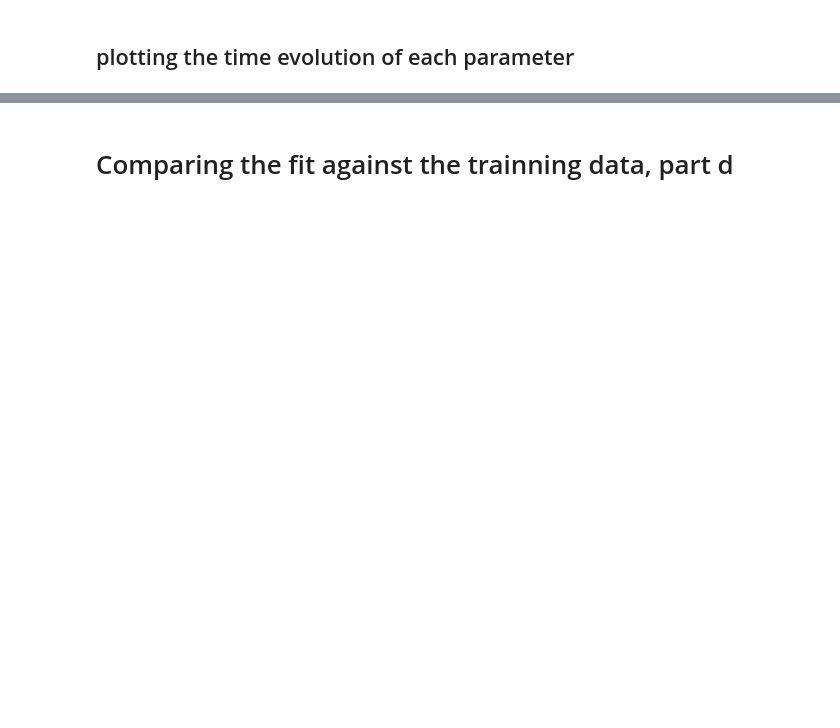
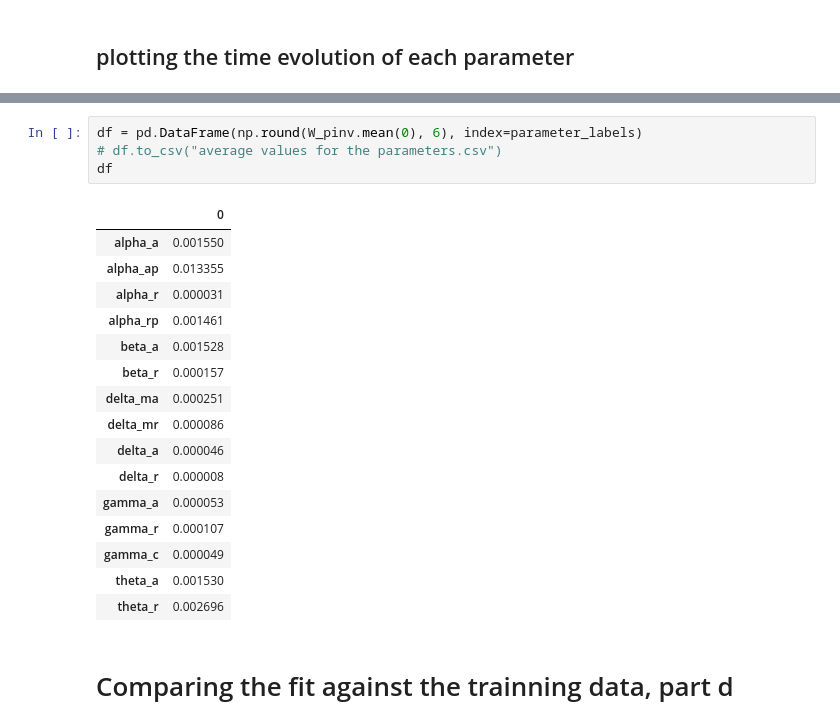
Before and after one commit to SunAndClouds/BlackyCat, a Jupyter notebook: Project BC.ipynb, the cells around one changed output, grey strips where cells are left out. Drawn from its saved outputs; the diff is of its cells as text; blank space fills up the shorter version.

```diff
--- a/Project BC.ipynb
+++ b/Project BC.ipynb
@@ -136,3 +125,24 @@ for i in range(1, 200, 10):
+# %%
+df = pd.DataFrame(np.round(W_pinv.mean(0), 6), index=parameter_labels)
+# df.to_csv("average values for the parameters.csv")
+df
+# %% [output]
+|  | 0 |
+| alpha_a | 0.001550 |
+| alpha_ap | 0.013355 |
+| alpha_r | 0.000031 |
+| alpha_rp | 0.001461 |
+| beta_a | 0.001528 |
+| beta_r | 0.000157 |
+| delta_ma | 0.000251 |
+| delta_mr | 0.000086 |
+| delta_a | 0.000046 |
+| delta_r | 0.000008 |
+| gamma_a | 0.000053 |
+| gamma_r | 0.000107 |
+| gamma_c | 0.000049 |
+| theta_a | 0.001530 |
+| theta_r | 0.002696 |
 # %% [markdown]
 # Comparing the fit against the trainning data, part d
 # %%
```
Also changed, not shown: parts of 13 cells of this notebook.
